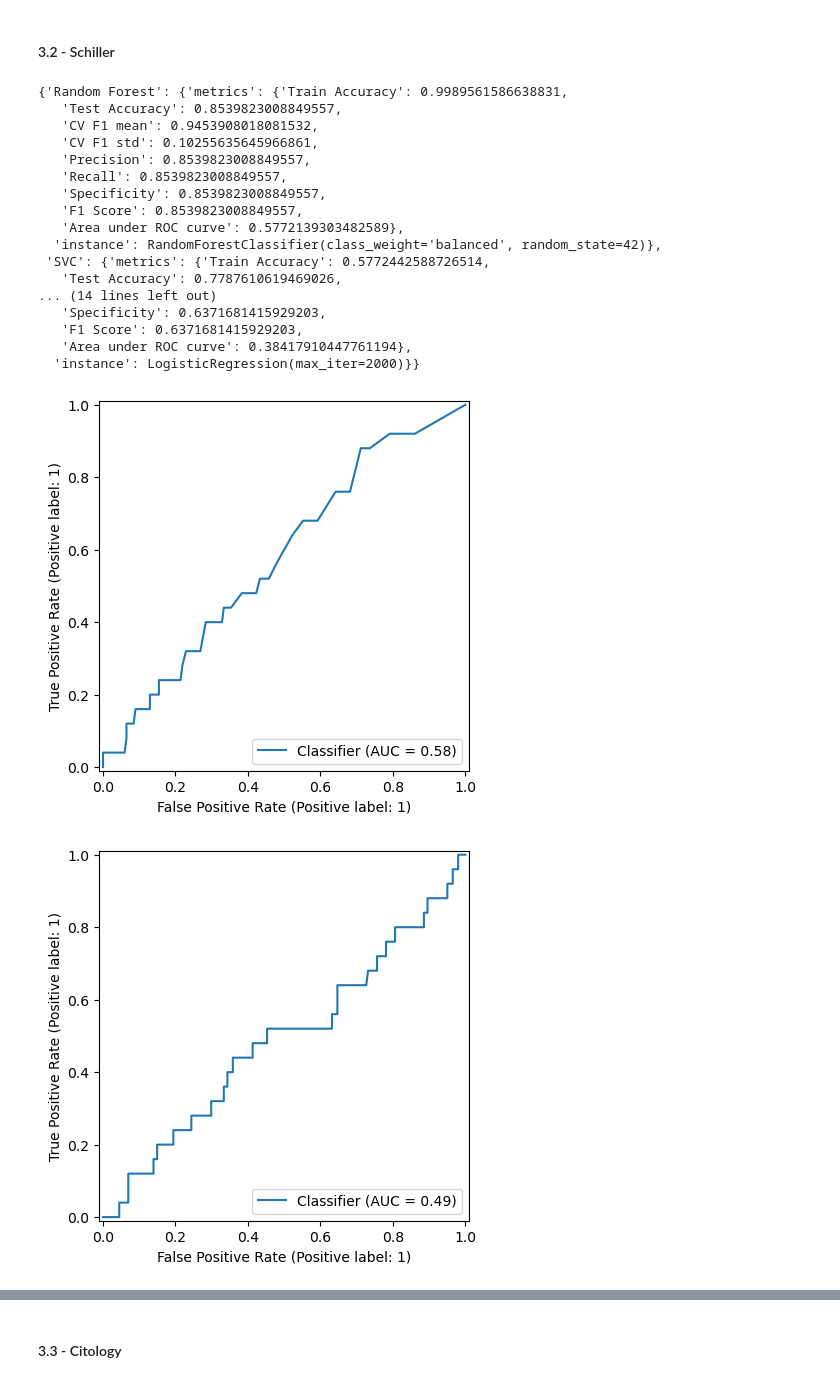
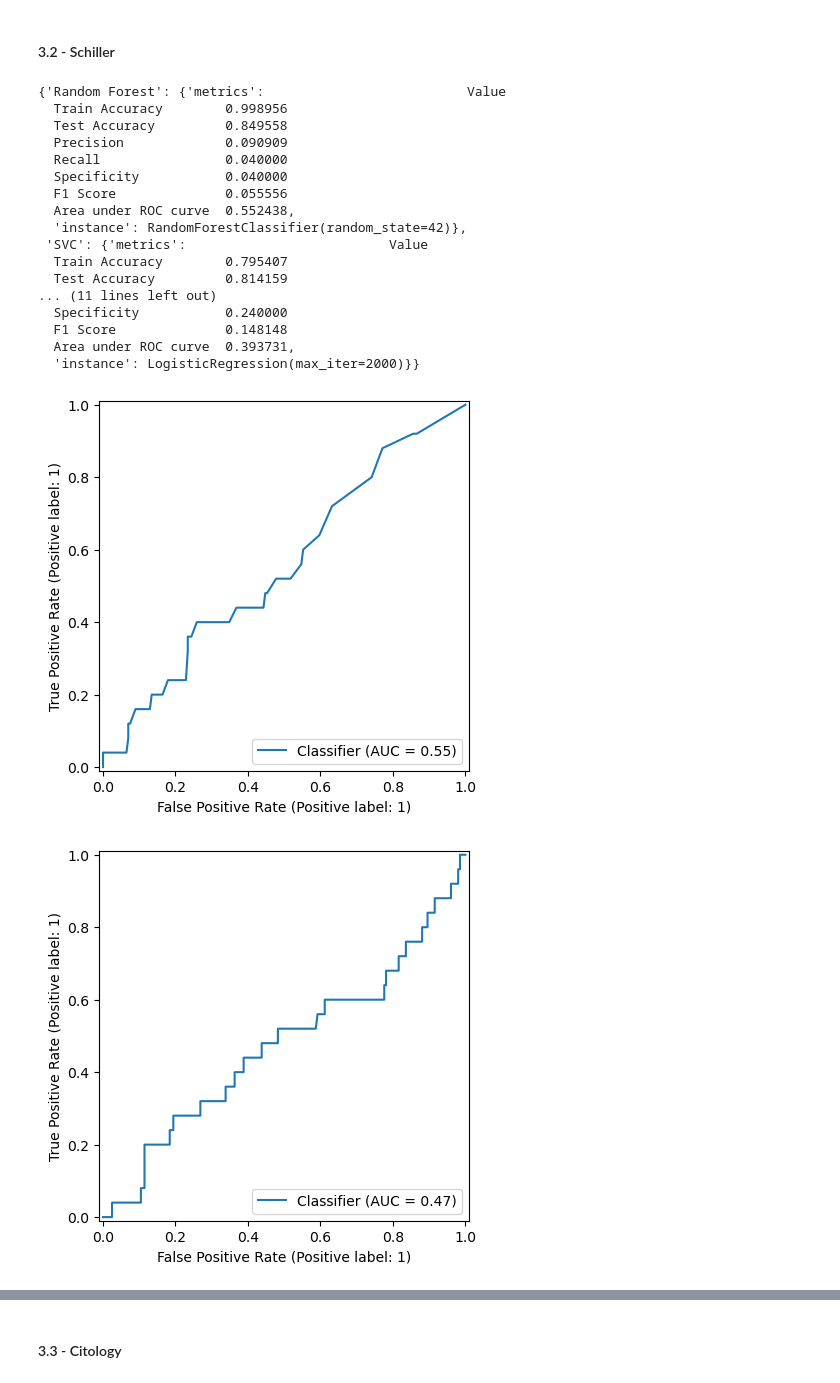
Before and after one commit to PedroC12804/Projeto-AAEB, a Jupyter notebook: Projeto .ipynb, the cells around one changed output, grey strips where cells are left out. Drawn from its saved outputs; the diff is of its cells as text; code cells hidden in the pictures.

```diff
--- a/Projeto .ipynb
+++ b/Projeto .ipynb
@@ -1017,35 +1016,28 @@ cross_validate_with_smote(hinselmann_results, X, Y, 'Hinselmann')
 # %% [markdown]
 <h4>3.2 - Schiller</h4>
 # %%
-splits = data_s['Schiller']
-X_train = splits[0]
-y_train = splits[1]
-X_test = splits[2]
-y_test = splits[3]
-
-models = {'Random Forest': RandomForestClassifier(random_state=42, class_weight='balanced'),'SVC':SVC(class_weight='balanced'),'Logistic Regression':LogisticRegression(max_iter = 2000)}
 
 # Treinar e avaliar
-schiller_results = train_and_evaluate_multi_models(models, X_train, y_train, X_test, y_test)
+schiller_results = train_and_evaluate_multi_models('Schiller', models)
 
 schiller_results #é um dicionário que tem {nome: [df com as métricas, model instance], ...} para os três modelos
 # %% [output]
-{'Random Forest': {'metrics': {'Train Accuracy': 0.9989561586638831,
-   'Test Accuracy': 0.8539823008849557,
-   'CV F1 mean': 0.9453908018081532,
-   'CV F1 std': 0.10255635645966861,
-   'Precision': 0.8539823008849557,
-   'Recall': 0.8539823008849557,
-   'Specificity': 0.8539823008849557,
-   'F1 Score': 0.8539823008849557,
-   'Area under ROC curve': 0.5772139303482589},
-  'instance': RandomForestClassifier(class_weight='balanced', random_state=42)},
- 'SVC': {'metrics': {'Train Accuracy': 0.5772442588726514,
-   'Test Accuracy': 0.7787610619469026,
-... (14 lines left out)
-   'Specificity': 0.6371681415929203,
-   'F1 Score': 0.6371681415929203,
-   'Area under ROC curve': 0.38417910447761194},
+{'Random Forest': {'metrics':                          Value
+  Train Accuracy        0.998956
+  Test Accuracy         0.849558
+  Precision             0.090909
+  Recall                0.040000
+  Specificity           0.040000
+  F1 Score              0.055556
+  Area under ROC curve  0.552438,
+  'instance': RandomForestClassifier(random_state=42)},
+ 'SVC': {'metrics':                          Value
+  Train Accuracy        0.795407
+  Test Accuracy         0.814159
+... (11 lines left out)
+  Specificity           0.240000
+  F1 Score              0.148148
+  Area under ROC curve  0.393731,
   'instance': LogisticRegression(max_iter=2000)}}
-[figure, old version]
+[figure, new version]
-[figure, old version]
+[figure, new version]
```
Also changed, not shown: parts of 4 cells of this notebook.
